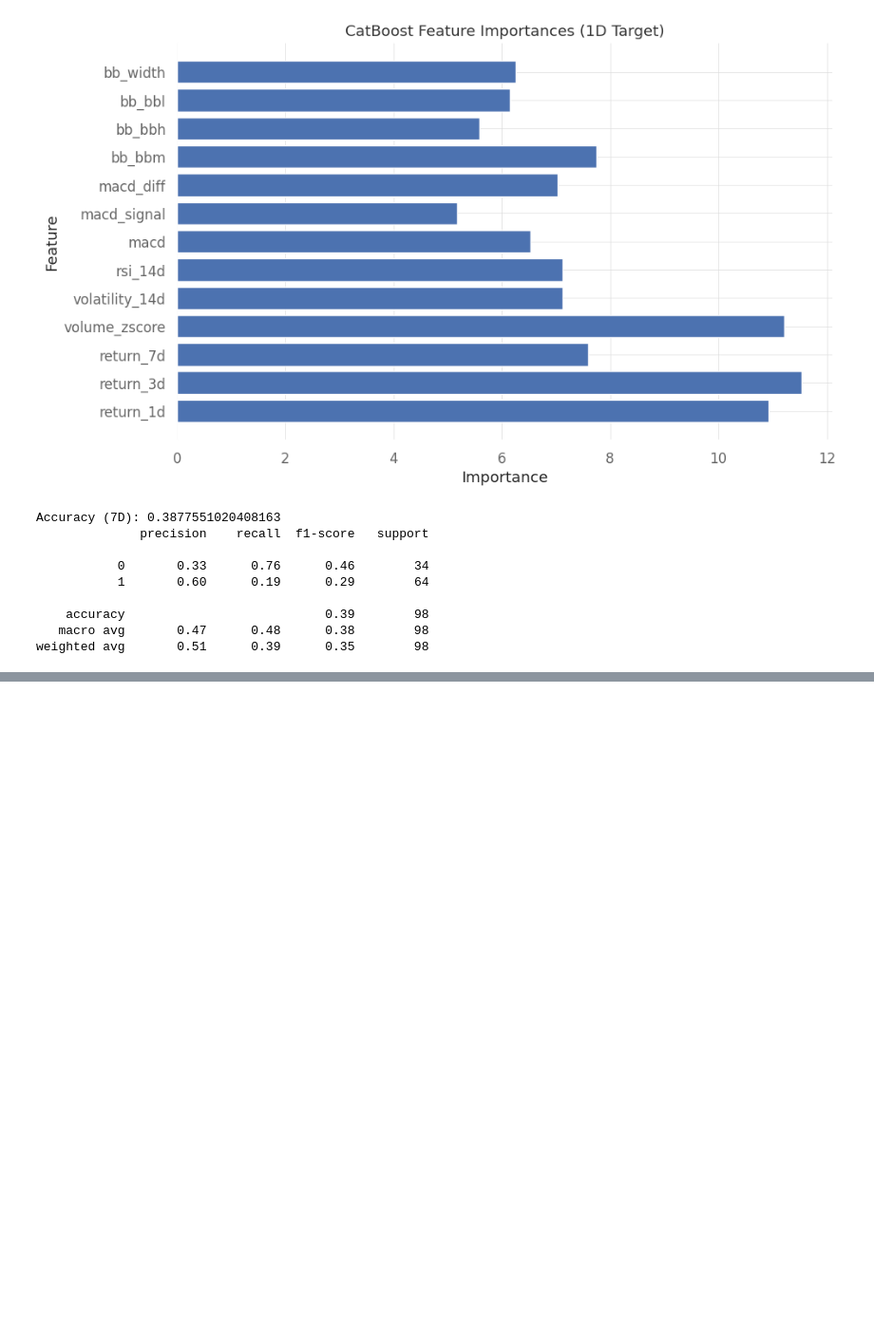
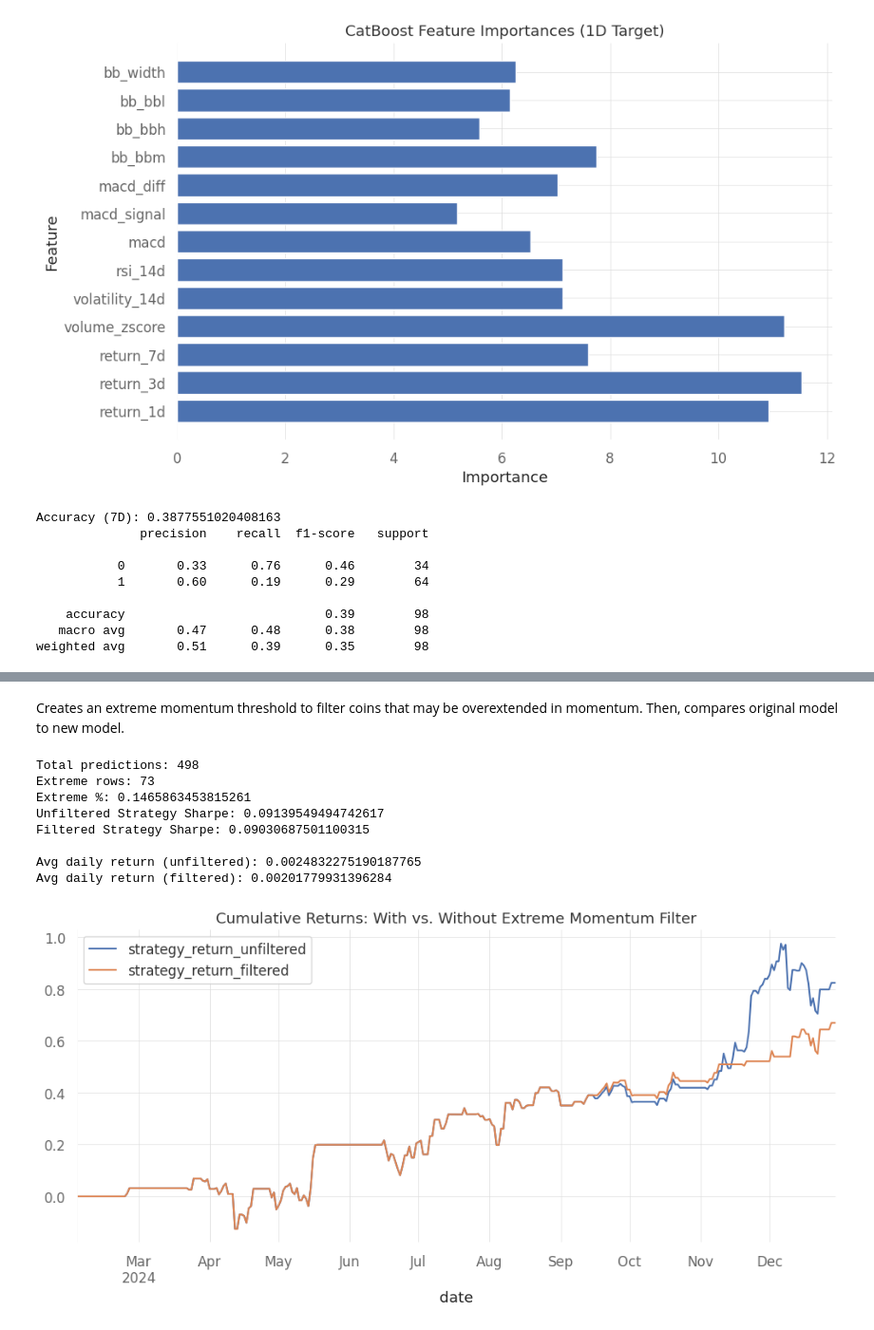
Before and after one commit to monicalamagt/crypto-momentum-model, a Jupyter notebook: phase1_factor_model.ipynb, the cells around one changed output, grey strips where cells are left out. Shown at 95% size. Saved outputs shown, nothing was run; the diff lists cells and outputs as text; code cells hidden in the pictures; blank space fills up the shorter version.

```diff
--- a/phase1_factor_model.ipynb
+++ b/phase1_factor_model.ipynb
@@ -510,10 +417,8 @@ Best MSE: 0.004069
 # %%
 #simulate and plot strategy based on predictions.
 
-df_test = X_test.copy()
-df_test['target_return_1d'] = y_test.values
+df_test = multi_df.iloc[split_index:].copy()
 df_test['predicted_return'] = best_model.predict(X_test)
-
 
 df_test['strategy_return'] = (df_test['predicted_return'] > 0).astype(int) * df_test['target_return_1d']
 
@@ -616,0 +526,41 @@ WARNING:matplotlib.font_manager:findfont: Font family 'Arial' not found.
+# %% [markdown]
+Creates an extreme momentum threshold to filter coins that may be overextended in momentum. Then, compares original model to new model.
+# %%
+if 'ret_7d_lagged' not in df_test.columns and 'price' in df_test.columns:
+    df_test['ret_7d'] = df_test.groupby('symbol')['price'].pct_change(periods=7)
+    df_test['ret_7d_lagged'] = df_test.groupby('symbol')['ret_7d'].shift(1)
+# %%
+#Extreme momentum threshold
+EXTREME_MOMENTUM_THRESHOLD = df_test['ret_7d_lagged'].quantile(0.85)
+is_extreme = df_test['ret_7d_lagged'] >= EXTREME_MOMENTUM_THRESHOLD
+
+df_test['strategy_return_unfiltered'] = (df_test['predicted_return'] > 0).astype(int) * df_test['target_return_1d']
+
+df_test['strategy_return_filtered'] = (
+    (df_test['predicted_return'] > 0) & (~is_extreme)
+).astype(int) * df_test['target_return_1d']
+
+df_compare = df_test[['strategy_return_unfiltered', 'strategy_return_filtered']].copy()
+df_compare = df_compare.groupby(df_test.index).mean()
+
+print("Total predictions:", len(df_test))
+print("Extreme rows:", is_extreme.sum())
+print("Extreme %:", is_extreme.mean())
+
+df_compare.cumsum().plot(figsize=(12, 5), title='Cumulative Returns: With vs. Without Extreme Momentum Filter')
+
+print("Unfiltered Strategy Sharpe:", df_compare['strategy_return_unfiltered'].mean() / df_compare['strategy_return_unfiltered'].std())
+print("Filtered Strategy Sharpe:", df_compare['strategy_return_filtered'].mean() / df_compare['strategy_return_filtered'].std())
+
+print("\nAvg daily return (unfiltered):", df_compare['strategy_return_unfiltered'].mean())
+print("Avg daily return (filtered):", df_compare['strategy_return_filtered'].mean())
+# %% [output]
+Total predictions: 498
+Extreme rows: 73
+Extreme %: 0.1465863453815261
+Unfiltered Strategy Sharpe: 0.09139549494742617
+Filtered Strategy Sharpe: 0.09030687501100315
+
+Avg daily return (unfiltered): 0.0024832275190187765
+Avg daily return (filtered): 0.00201779931396284
+[figure, added]
```
Also changed, not shown: parts of 27 cells of this notebook.
